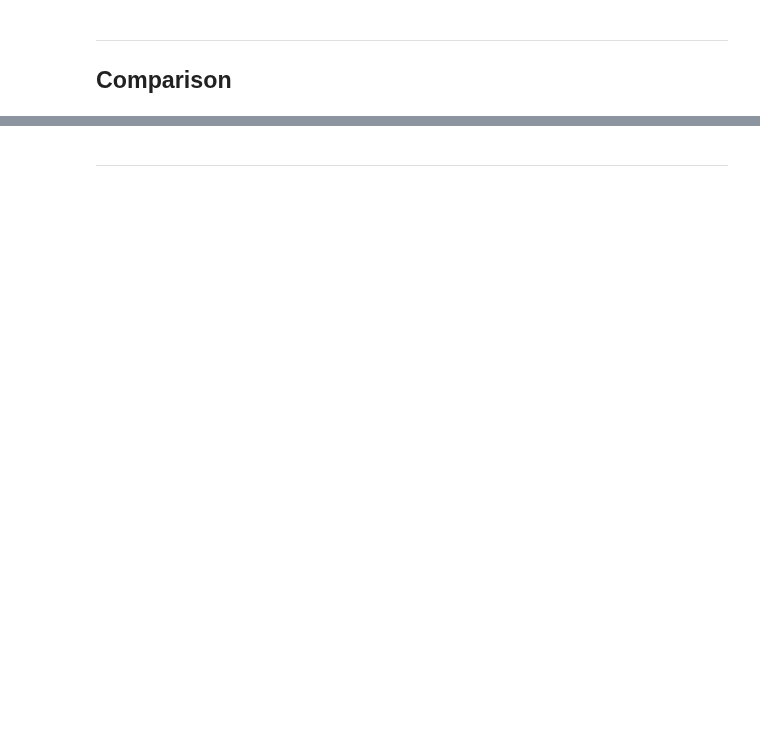
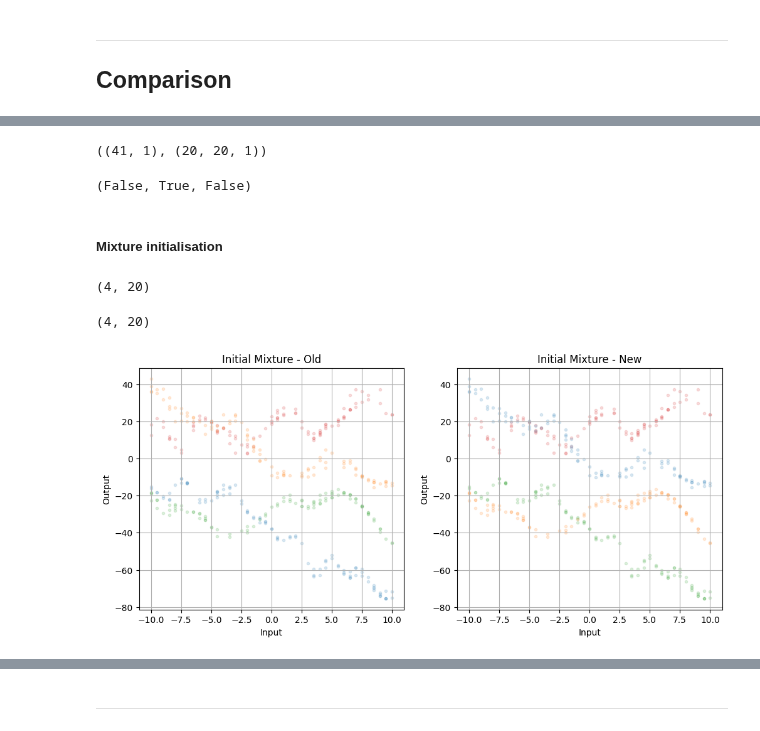
Before and after one commit to SimLej18/MagmaClustPy, a Jupyter notebook: benchmarks/mixture.ipynb, the cells around one changed output, grey strips where cells are left out. Cells and saved outputs as stored; diff of their text form; code cells hidden in the pictures; blank space fills up the shorter version.

Commit message:
[feat] new compute_task_nlls function [feat] cluster_init and mixture_update fuzed in one notebook [feat] new init_mixture() and update_mixture() API

```diff
--- a/benchmarks/mixture.ipynb
+++ b/benchmarks/mixture.ipynb
@@ -333,0 +273,48 @@ array([[0., 0., 0., 0., 0., 0., 0., 0., 0., 0., 0., 0., 0., 0., 0., 0.,
+# %%
+db = pd.read_csv(f"../datasets/K={nb_cluster}/{test_db_size}_distinct_input_shared_hp.csv")
+padded_inputs, padded_outputs, mappings, all_inputs = preprocess_db(db)
+prior_mean = jnp.array(0.)
+prior_mean_on_grid = jnp.full(all_inputs.squeeze().shape, 0)
+all_inputs.shape, padded_inputs.shape
+# %% [output]
+((41, 1), (20, 20, 1))
+# %%
+mean_kern = SEMagmaKernel(length_scale=.2, variance=5.)
+task_kern = SEMagmaKernel(length_scale=.2, variance=1.) + DiagKernel(ExpKernel(2.5))
+task_kern = BatchKernel(task_kern, batch_size=padded_inputs.shape[0], batch_in_axes=None, batch_over_inputs=True)  # Batch along tasks
+# %%
+shared_input = len(padded_inputs[0]) == len(all_inputs) and not jnp.any(jnp.isnan(padded_inputs))
+shared_hp = jax.tree.all(jax.tree.map(lambda x: x is None, task_kern.batch_in_axes))
+cluster_hp = False
+
+shared_input, shared_hp, cluster_hp
+# %% [output]
+(False, True, False)
+# %% [markdown]
+##### Mixture initialisation
+# %%
+init_mix_old = init_mixture_old(padded_outputs, k=nb_cluster, shared_hp=shared_hp)
+init_mix_old.shape
+# %% [output]
+(4, 20)
+# %%
+init_mix_new = init_mixture_new(padded_outputs, k=nb_cluster, shared_hp=shared_hp)
+init_mix_new.shape
+# %% [output]
+(4, 20)
+# %%
+# Visual comparison
+fig, axes = plt.subplots(1, 2, figsize=(12, 5))
+plot_mixture(
+	padded_inputs, padded_outputs,
+	cluster_id=jnp.argmax(init_mix_old, axis=0),
+	title="Initial Mixture - Old",
+	fig=fig, ax=axes[0])
+plot_mixture(
+	padded_inputs, padded_outputs,
+	cluster_id=jnp.argmax(init_mix_new, axis=0),
+	title="Initial Mixture - New",
+	fig=fig, ax=axes[1])
+plt.show()
+# %% [output]
+[figure, added]
```
Also changed, not shown: parts of 122 cells of this notebook, 8 other files.
